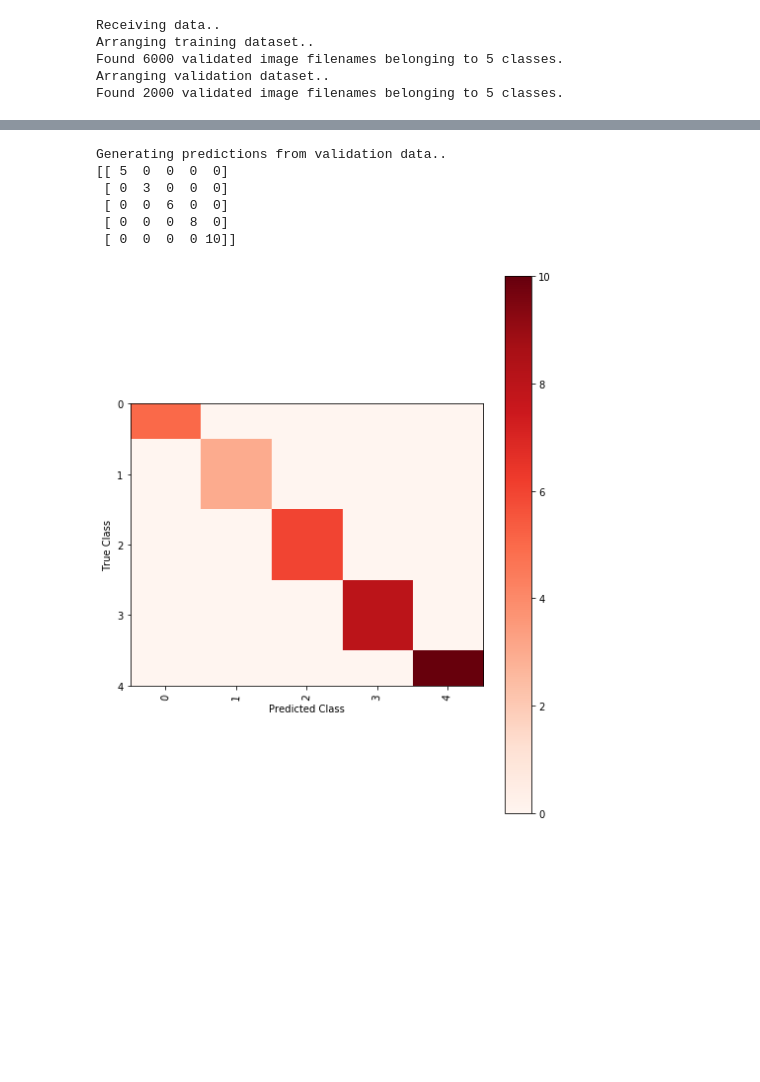
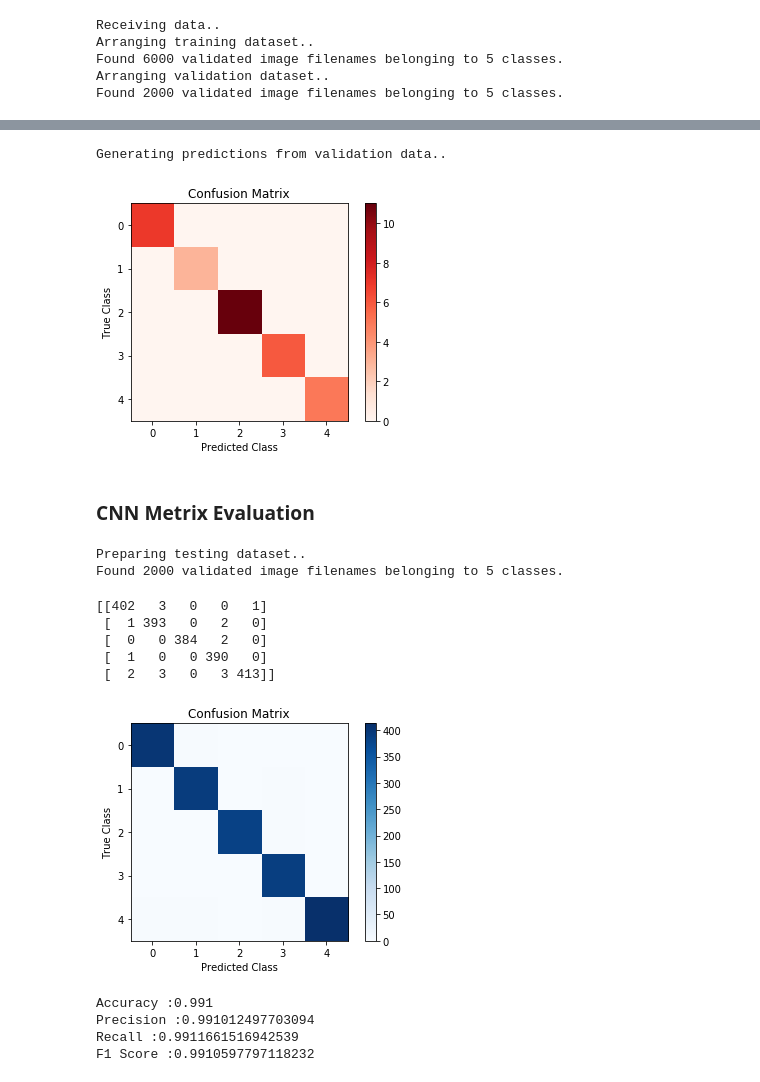
Before and after one commit to uclshyhhao/AMLS_19-20_LSH_SN16067637, a Jupyter notebook: B1/Faceshape_B1.ipynb, the cells around one changed output, grey strips where cells are left out. Drawn from its saved outputs; the diff is of its cells as text; code cells hidden in the pictures; blank space fills up the shorter version.

Commit message:
testing new dataset

```diff
--- a/B1/Faceshape_B1.ipynb
+++ b/B1/Faceshape_B1.ipynb
@@ -341,7 +333,6 @@ from keras.models import Sequential
 from keras.layers import Conv2D, MaxPooling2D, BatchNormalization
 from keras.layers import Activation, Dropout, Flatten, Dense
 from keras.preprocessing import image
-from keras.preprocessing.image import ImageDataGenerator
 
 model = Sequential()
 
@@ -356,7 +347,7 @@ model.add(Activation("relu"))
 model.add(Conv2D(48, (3,3)))
 model.add(Activation("relu"))
 
-model.add(Conv2D(96, (3,3)))
+model.add(Conv2D(72, (3,3)))
 model.add(Activation("relu"))
 model.add(MaxPooling2D(pool_size=(2,2)))
 
@@ -393,7 +384,7 @@ cnn_training = model.fit_generator(train_gen,
                                    steps_per_epoch = train_gen.samples // 32,
                                    validation_data = val_gen,
                                    validation_steps = val_gen.samples // 32,
-                                   epochs = 25
+                                   epochs = 10
                                   )
 print(datetime.now() - start)
 # %% [output]
@@ -431,34 +422,86 @@ plt.show()
 # %%
 print("Generating predictions from validation data..")
 
 x_test = val_gen[0][0]
 y_test = val_gen[0][1]
 
 class_probabilities = model.predict(x_test)
 
 predictions = np.argmax(class_probabilities, axis=1)
 
 true_labels = np.argmax(y_test, axis=1)
 
 classes = ["0", "1", "2", "3" , "4"]
 
 cm = confusion_matrix(true_labels, predictions)
 # print(cm)
 
-plt.figure(figsize=(8,10))
 plt.imshow(cm, interpolation="nearest", cmap=plt.cm.Reds)
 plt.colorbar()
 tick_marks = np.arange(len(classes))
-plt.xticks(tick_marks, classes , rotation=85)
-plt.yticks(tick_marks, classes)
+plt.title('Confusion Matrix')
 plt.xlabel("Predicted Class")
 plt.ylabel("True Class")
 plt.show()
 # %% [output]
 Generating predictions from validation data..
-[[ 5  0  0  0  0]
- [ 0  3  0  0  0]
- [ 0  0  6  0  0]
- [ 0  0  0  8  0]
- [ 0  0  0  0 10]]
-[figure, old version]
+[figure, new version]
+# %% [markdown]
+### CNN Metrix Evaluation
+# %%
+print("Preparing testing dataset..")
+test_data = ImageDataGenerator(rescale=1./255)
+test_gen = test_data.flow_from_dataframe(dataframe=test,
+                                         directory=srcdir,
+                                         x_col=xcol,
+                                         y_col=ycol,
+                                         class_mode="categorical",
+                                         target_size = (64,64),
+                                         batch_size=1,
+                                         shuffle=False
+                                        )
+
+filenames = test_gen.filenames
+nb_samples = len(filenames)
+
+prob = model.predict_generator(test_gen,steps = nb_samples)
+# %% [output]
+Preparing testing dataset..
+Found 2000 validated image filenames belonging to 5 classes.
+# %%
+pred = np.argmax(prob, axis=1)
+true = np.array(test_gen.classes)
+# print(len(pred))
+
+newcm = confusion_matrix(true, pred)
+print(newcm)
+# %% [output]
+[[402   3   0   0   1]
+ [  1 393   0   2   0]
+ [  0   0 384   2   0]
+ [  1   0   0 390   0]
+ [  2   3   0   3 413]]
+# %%
+plt.imshow(newcm, interpolation="nearest", cmap=plt.cm.Blues)
+plt.colorbar()
+tick_marks = np.arange(len(classes))
+plt.title('Confusion Matrix')
+plt.xlabel("Predicted Class")
+plt.ylabel("True Class")
+plt.show()
+# %% [output]
+[figure, added]
+# %%
+acc = accuracy_score(true, pred)
+rec = recall_score(true, pred, pos_label = 'positive', average ='macro') ## Weighted using macro
+pre = precision_score(true,pred, pos_label = 'positive', average ='macro') ## Weighted using macro
+f1 = f1_score(true,pred, pos_label = 'positive', average ='macro') ## Weighted using macro
+print("Accuracy :" + str(acc))
+print("Precision :" + str(pre))
+print("Recall :" + str(rec))
+print("F1 Score :" + str(f1))
+# %% [output]
+Accuracy :0.991
+Precision :0.991012497703094
+Recall :0.9911661516942539
+F1 Score :0.9910597797118232
```
Also changed, not shown: parts of 12 cells of this notebook, 6 other files.
